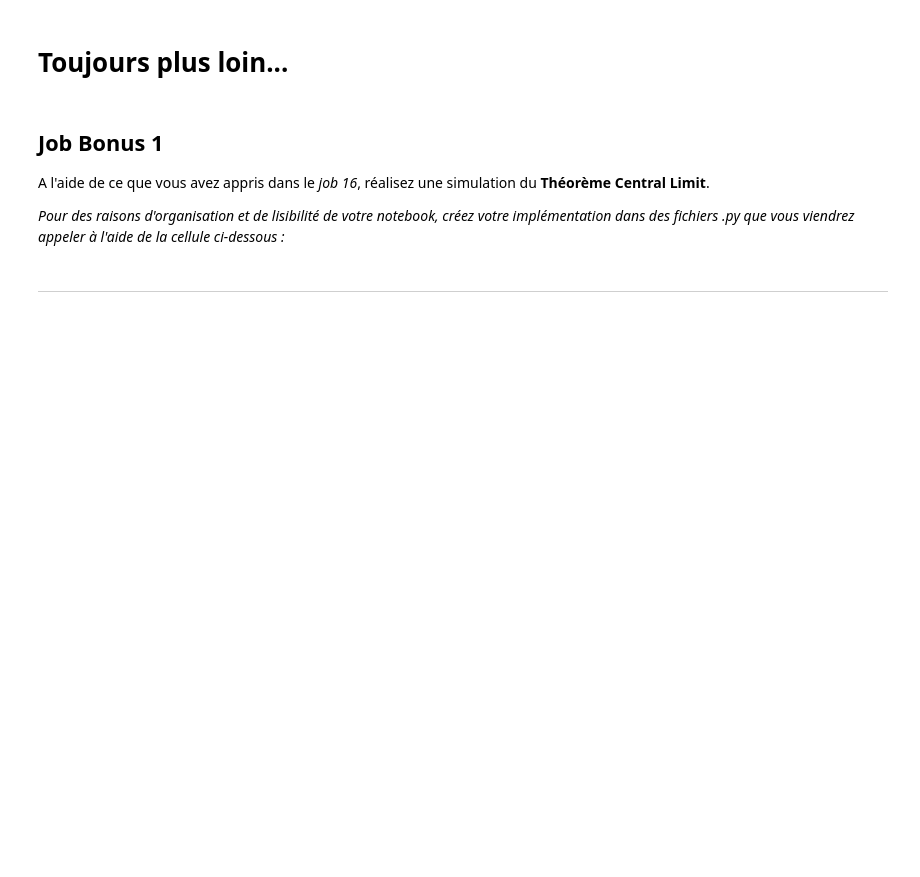
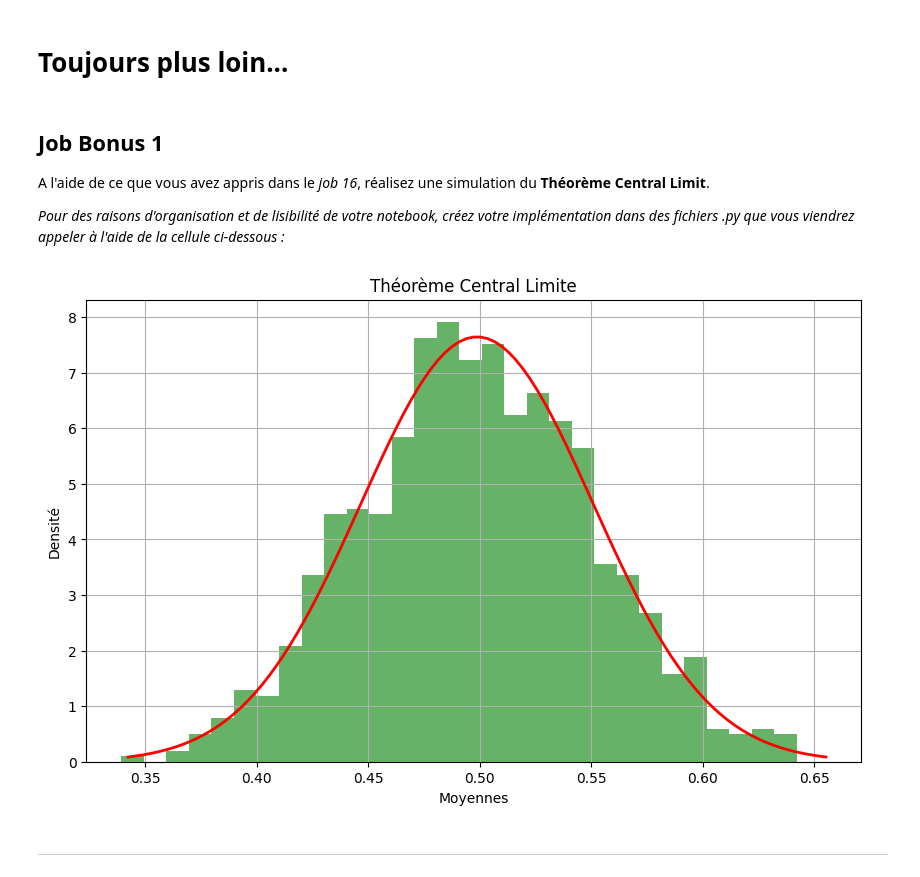
Before and after one commit to ilyes-chabab/philomathia, a Jupyter notebook: Philomathia.ipynb, the cells around one changed output. Saved outputs shown, nothing was run; the diff lists cells and outputs as text; code cells hidden in the pictures; blank space fills up the shorter version.

```diff
--- a/Philomathia.ipynb
+++ b/Philomathia.ipynb
@@ -963,3 +965,12 @@ A l'aide de ce que vous avez appris dans le *job 16*, réalisez une simulation d
+# %%
+n_samples = 30
+n_trials = 1000
+# %%
+means = simulate_central_limit(n_samples, n_trials, distribution='uniform', params=(0, 1))
+# %%
+plot_results(means)
+# %% [output]
+[figure, added]
 # %% [markdown]
 ----------------------------------------------------------------------
 # %% [markdown]
```
Also changed, not shown: parts of 1 cell of this notebook, 1 other file.
